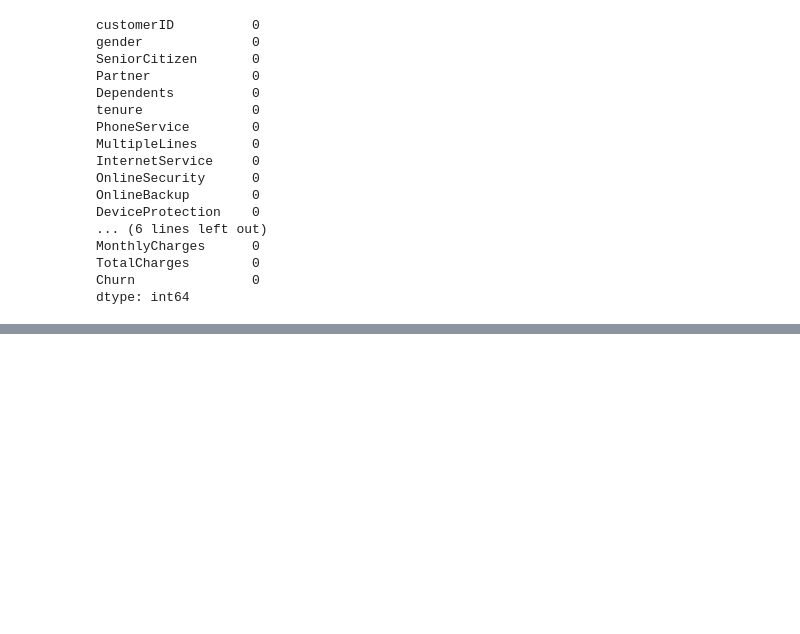
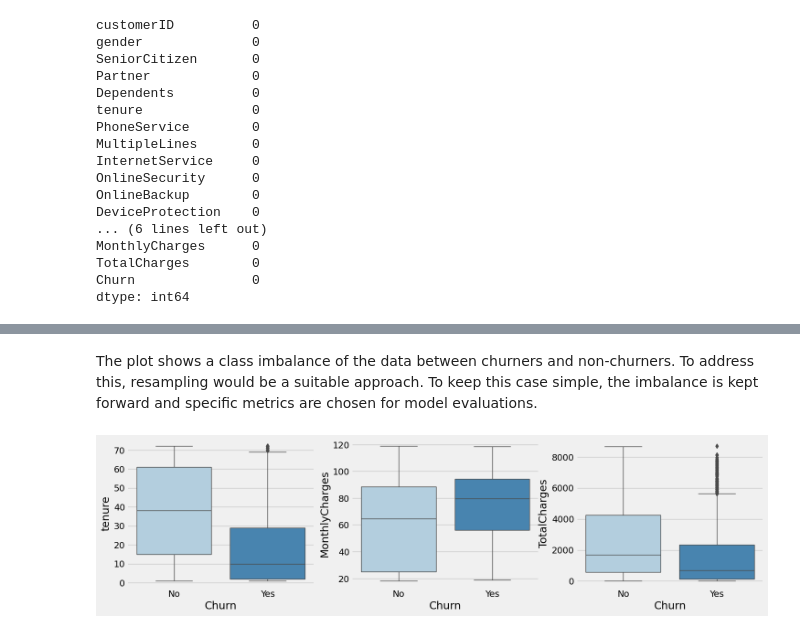
Before and after one commit to sumangupta87/Telecom-Churn-Prediction---Kaggle-Competition, a Jupyter notebook: Telecom_Churn_Prediction.ipynb, the cells around one changed output, grey strips where cells are left out. Cells and saved outputs as stored; diff of their text form; code cells hidden in the pictures; blank space fills up the shorter version.

```diff
--- a/Telecom_Churn_Prediction.ipynb
+++ b/Telecom_Churn_Prediction.ipynb
@@ -184,0 +196,14 @@ dtype: int64
+# %% [markdown]
+The plot shows a class imbalance of the data between churners and non-churners. To address this, resampling would be a suitable approach. To keep this case simple, the imbalance is kept forward and specific metrics are chosen for model evaluations.
+# %%
+plt.figure(figsize=(16, 4))
+plt.subplot(1,3,1)
+sns.boxplot(x=df['Churn'], y = df['tenure'], palette = "Blues", linewidth = 1)
+plt.subplot(1,3,2)
+sns.boxplot(x=df['Churn'], y = df['MonthlyCharges'], palette = "Blues", linewidth = 1)
+plt.subplot(1,3,3)
+sns.boxplot(x=df['Churn'], y = df['TotalCharges'], palette = "Blues", linewidth = 1)
+
+plt.show()
+# %% [output]
+[figure, added]
```
Also changed, not shown: parts of 18 cells of this notebook.
